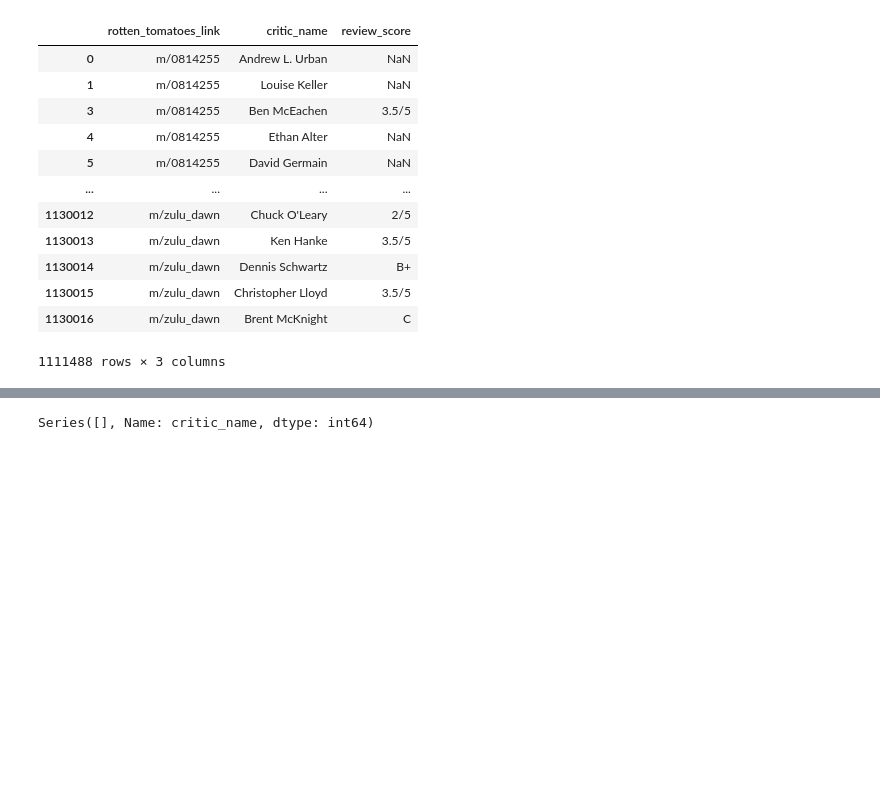
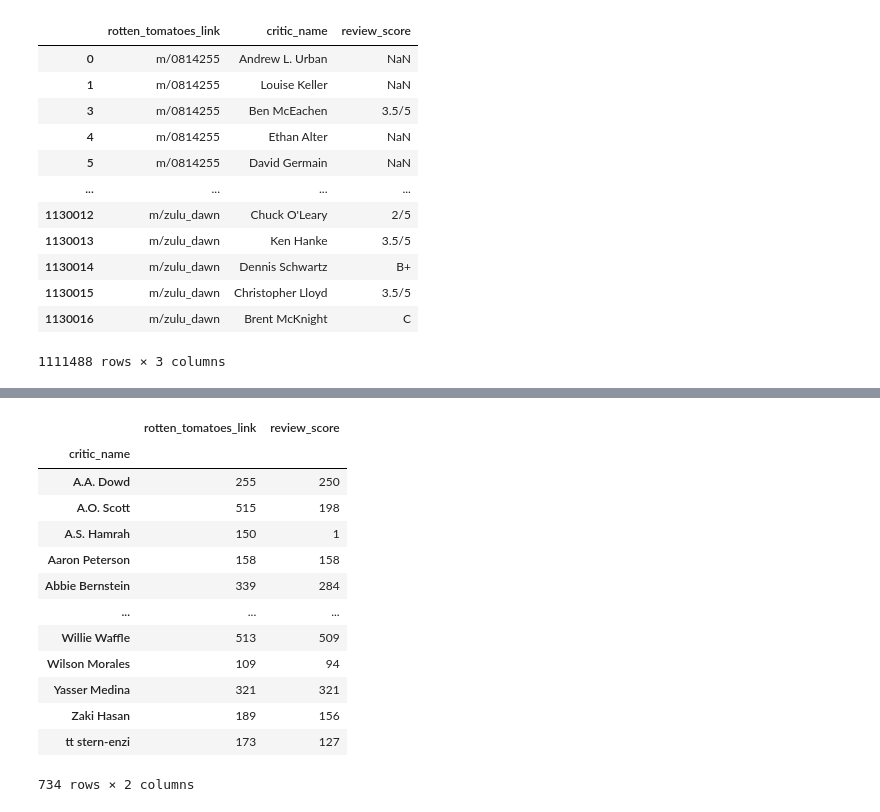
Before and after one commit to LuizMFL/IA_cluster, a Jupyter notebook: FilterData.ipynb, the cells around one changed output, grey strips where cells are left out. Saved outputs shown, nothing was run; the diff lists cells and outputs as text; code cells hidden in the pictures; blank space fills up the shorter version.

```diff
--- a/FilterData.ipynb
+++ b/FilterData.ipynb
@@ -145,5 +146,17 @@ dataframe_novo_atual
 # %%
-df2 = dataframe_novo_atual.groupby(['critic_name'])['critic_name'].count()
-df2
+dataframe_novo_atual.groupby(['critic_name']).count()
 # %% [output]
+|  | rotten_tomatoes_link | review_score |
+| critic_name |  |  |
+| A.A. Dowd | 255 | 250 |
+| A.O. Scott | 515 | 198 |
+| A.S. Hamrah | 150 | 1 |
+| Aaron Peterson | 158 | 158 |
+| Abbie Bernstein | 339 | 284 |
+| ... | ... | ... |
+| Willie Waffle | 513 | 509 |
+| Wilson Morales | 109 | 94 |
+| Yasser Medina | 321 | 321 |
+| Zaki Hasan | 189 | 156 |
+| tt stern-enzi | 173 | 127 |
-Series([], Name: critic_name, dtype: int64)
+734 rows × 2 columns
```
Also changed, not shown: parts of 7 cells of this notebook.
